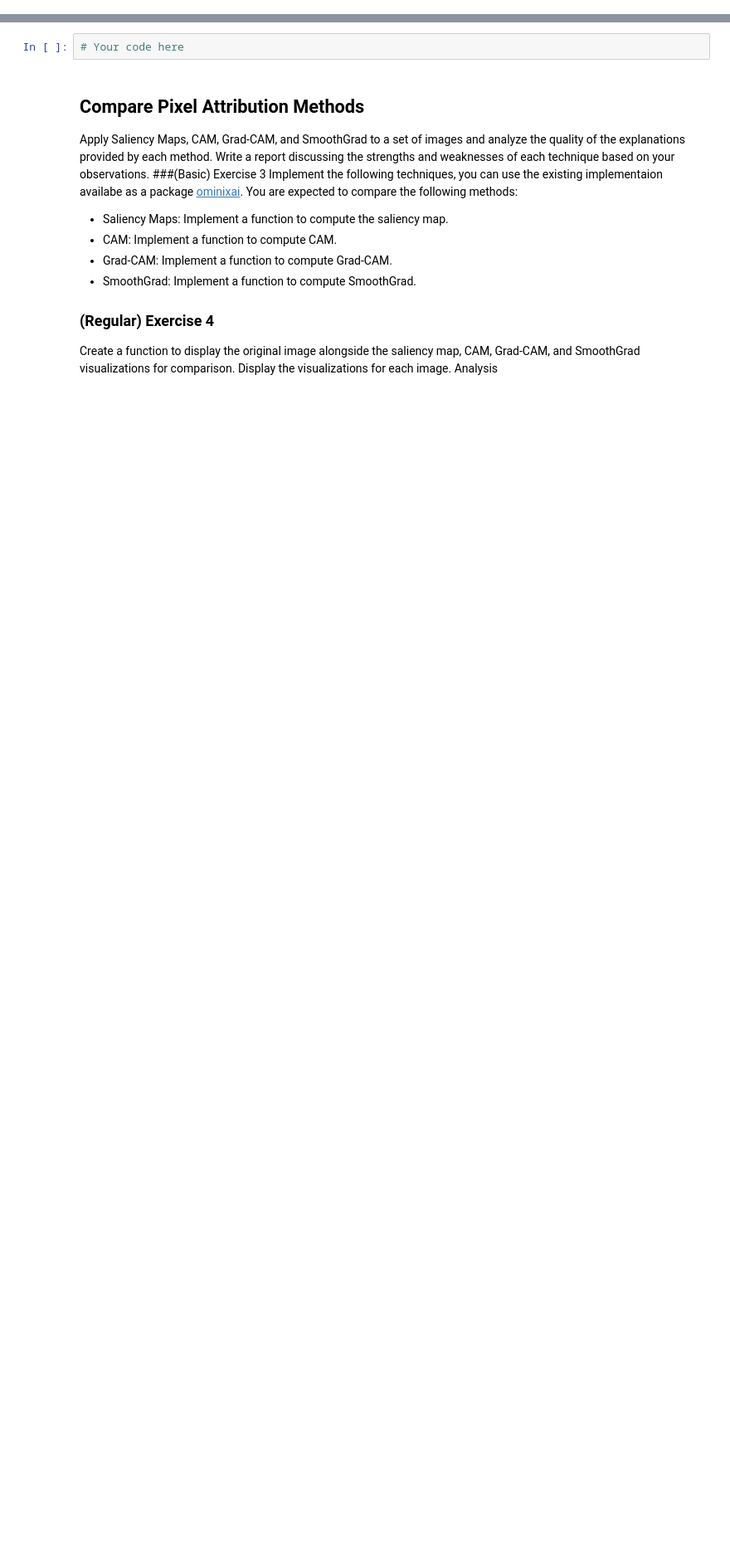
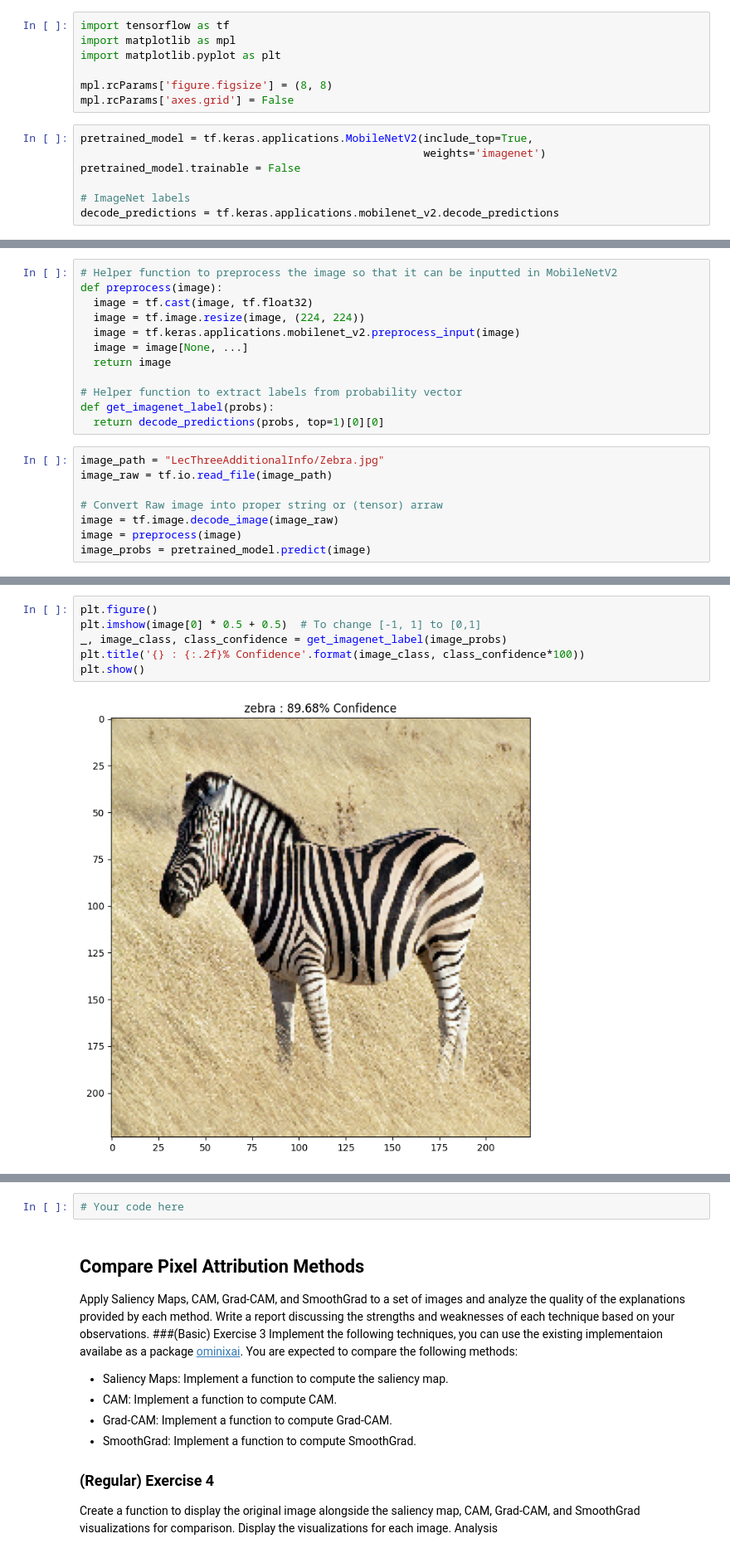
Before and after one commit to Wan-Razaq/Expainable-AI, a Jupyter notebook: 2024_Lecture_3_XAI.ipynb, the cells around one changed output, grey strips where cells are left out. Shown at 83% size. Cells and saved outputs as stored; diff of their text form; blank space fills up the shorter version.

```diff
--- a/2024_Lecture_3_XAI.ipynb
+++ b/2024_Lecture_3_XAI.ipynb
@@ -24,0 +23,14 @@ Train your own neural network and make it robust against such attack specificall
+# %%
+import tensorflow as tf
+import matplotlib as mpl
+import matplotlib.pyplot as plt
+
+mpl.rcParams['figure.figsize'] = (8, 8)
+mpl.rcParams['axes.grid'] = False
+# %%
+pretrained_model = tf.keras.applications.MobileNetV2(include_top=True,
+                                                     weights='imagenet')
+pretrained_model.trainable = False
+
+# ImageNet labels
+decode_predictions = tf.keras.applications.mobilenet_v2.decode_predictions
@@ -24,0 +40,20 @@ Train your own neural network and make it robust against such attack specificall
+# %%
+# Helper function to preprocess the image so that it can be inputted in MobileNetV2
+def preprocess(image):
+  image = tf.cast(image, tf.float32)
+  image = tf.image.resize(image, (224, 224))
+  image = tf.keras.applications.mobilenet_v2.preprocess_input(image)
+  image = image[None, ...]
+  return image
+
+# Helper function to extract labels from probability vector
+def get_imagenet_label(probs):
+  return decode_predictions(probs, top=1)[0][0]
+# %%
+image_path = "LecThreeAdditionalInfo/Zebra.jpg"
+image_raw = tf.io.read_file(image_path)
+
+# Convert Raw image into proper string or (tensor) arraw
+image = tf.image.decode_image(image_raw)
+image = preprocess(image)
+image_probs = pretrained_model.predict(image)
@@ -24,0 +62,8 @@ Train your own neural network and make it robust against such attack specificall
+# %%
+plt.figure()
+plt.imshow(image[0] * 0.5 + 0.5)  # To change [-1, 1] to [0,1]
+_, image_class, class_confidence = get_imagenet_label(image_probs)
+plt.title('{} : {:.2f}% Confidence'.format(image_class, class_confidence*100))
+plt.show()
+# %% [output]
+[figure, added]
```
Also changed, not shown: parts of 10 cells of this notebook, 1 other file.
